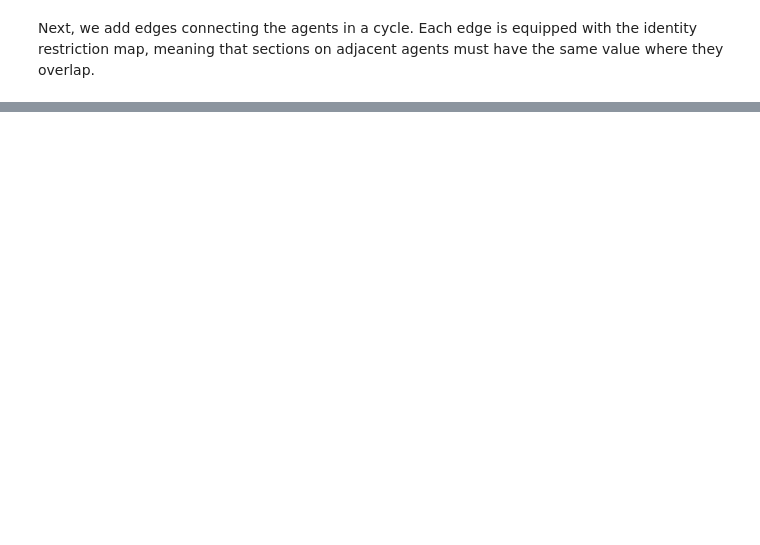
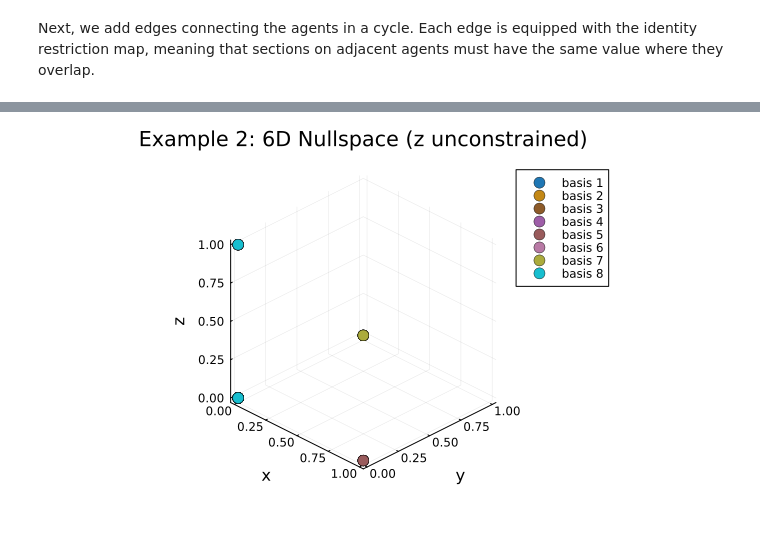
Before and after one commit to AlgebraicJulia/CellularSheaves.jl, a Jupyter notebook: previews/PR25/generated/nullspace.ipynb, the cells around one changed output, grey strips where cells are left out. Drawn from its saved outputs; the diff is of its cells as text; code cells hidden in the pictures; blank space fills up the shorter version.

```diff
--- a/previews/PR25/generated/nullspace.ipynb
+++ b/previews/PR25/generated/nullspace.ipynb
@@ -187,0 +131,6 @@ plot(p1, p2, p3, plot(), layout=plot_grid, size=(900, 800))
+# %%
+F2 = EuclideanSheaf{Float64}(Int[])
+
+for i in 1:n
+    add_vertex_stalk!(F2, stalk_dim)
+end
@@ -187,0 +148,2 @@ plot(p1, p2, p3, plot(), layout=plot_grid, size=(900, 800))
+# %%
+V2 = nullspace_ldlt(F2)
@@ -187,0 +176,4 @@ plot(p1, p2, p3, plot(), layout=plot_grid, size=(900, 800))
+# %%
+plot_nullspace_basis(V2, n, stalk_dim; title="Example 2: 6D Nullspace (z unconstrained)")
+# %% [output]
+[figure, added]
```
Also changed, not shown: parts of 30 cells of this notebook, 22 other files.
